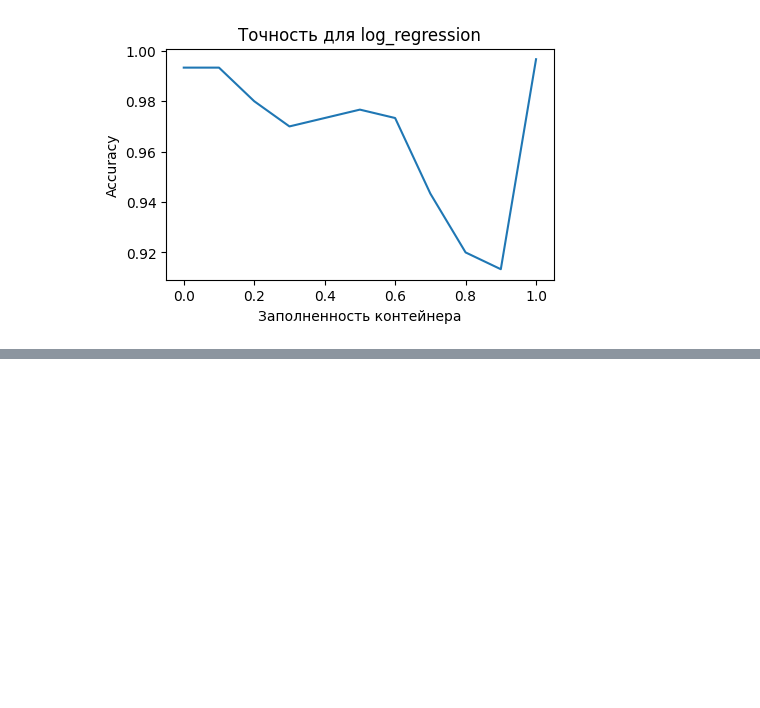
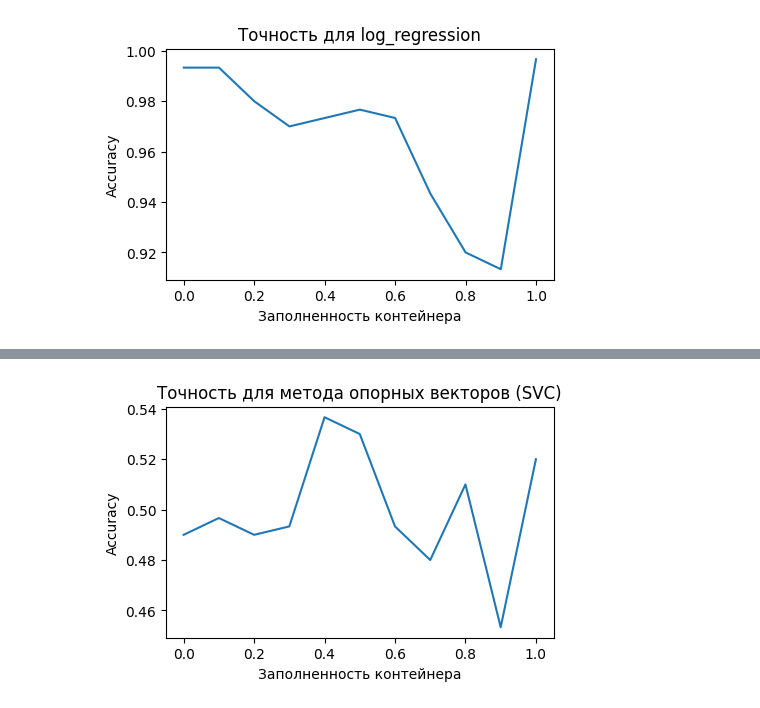
Before and after one commit to itsecd/ml-for-sec-lab2, a Jupyter notebook: 3_Learning_model_on_features.ipynb, the cells around one changed output, grey strips where cells are left out. Drawn from its saved outputs; the diff is of its cells as text; code cells hidden in the pictures; blank space fills up the shorter version.

```diff
--- a/3_Learning_model_on_features.ipynb
+++ b/3_Learning_model_on_features.ipynb
@@ -97,6 +99,7 @@ catboost_model = CatBoostClassifier(
 catboost_accuracy_list = []
 
 for file in files:
+    print(f'file={dir_name}{file}/features.csv')
     df = pd.read_csv(f'{dir_name}{file}/features.csv')
     # Разделим набор данных на независимые и зависимые переменные. Сохраняем как массив
     X = df.drop('label', axis = 1)
@@ -109,15 +112,6 @@ for file in files:
     X_test_M = scaler.transform(X_test)
     # Подаем в модель на вход
     catboost_model.fit(X_train, y_train, eval_set=(X_val, y_val), use_best_model=True)
-    catboost_accuracy_list.append(accuracy_score(y_test, catboost_model.predict(X_test)))
 
     Y_catboost = catboost_model.predict(X_test_M)
     catboost_accuracy_list.append(accuracy_score(y_test, Y_catboost))
-
-
-# plt.figure(figsize=(5,3))
-# plt.title("Точность для catboost")
-# plt.ylabel("Accuracy")
-# plt.xlabel("Заполненность контейнера")
-# plt.plot(list_padding_level, catboost_accuracy_list)
-# plt.show()
@@ -125,0 +146,22 @@ catboost_accuracy_list
+# %%
+model_SVC = SVC()
+
+SVC_accuracy_list = []
+
+for file in files:
+    print(f'file={dir_name}{file}/features.csv')
+    df = pd.read_csv(f'{dir_name}{file}/features.csv')
+    # Разделим набор данных на независимые и зависимые переменные. Сохраняем как массив
+    X = df.drop('label', axis = 1)
+    Y = df['label']
+    X_train, X_test, y_train, y_test = train_test_split(X, Y, test_size=0.3)
+    X_train, X_val, y_train, y_val = train_test_split(X_train, y_train, test_size=0.2)
+    # Нормализуем данные
+    scaler = StandardScaler()
+    X_train_M = scaler.fit_transform(X_train)
+    X_test_M = scaler.transform(X_test)
+    # Подаем в модель на вход
+    model_SVC.fit(X_train, y_train)
+
+    Y_SVC = model_SVC.predict(X_test_M)
+    SVC_accuracy_list.append(accuracy_score(y_test, Y_SVC))
@@ -125,0 +180,9 @@ catboost_accuracy_list
+# %%
+plt.figure(figsize=(5,3))
+plt.title("Точность для метода опорных векторов (SVC)")
+plt.ylabel("Accuracy")
+plt.xlabel("Заполненность контейнера")
+plt.plot(list_padding_level, SVC_accuracy_list)
+plt.show()
+# %% [output]
+[figure, added]
```
Also changed, not shown: parts of 6 cells of this notebook.
